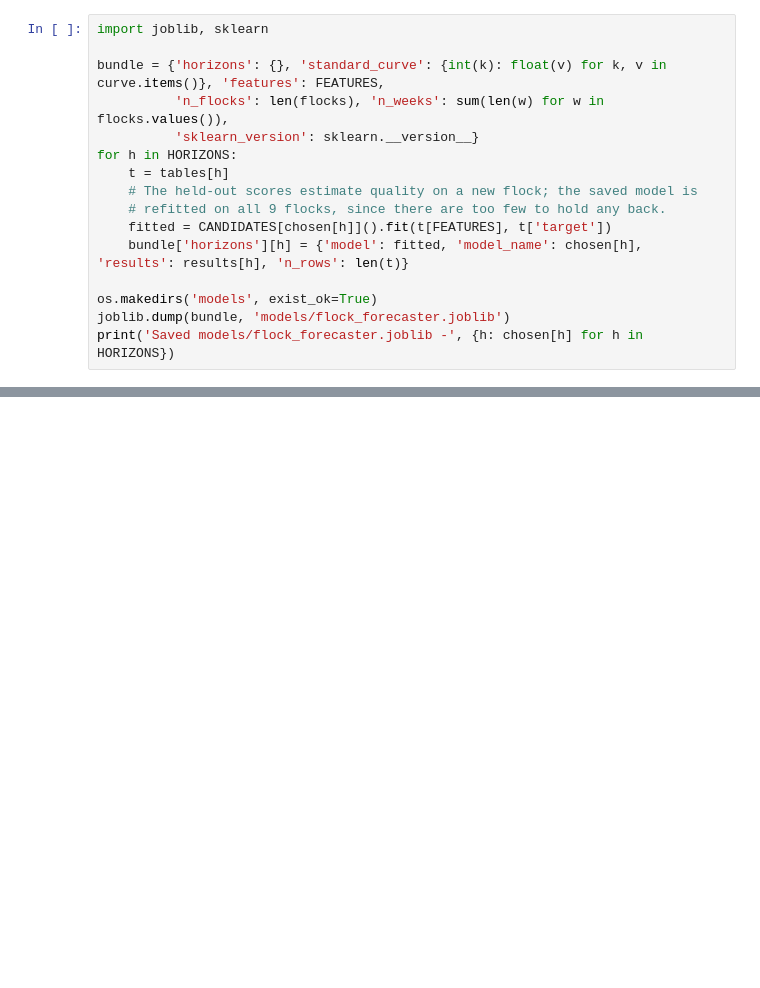
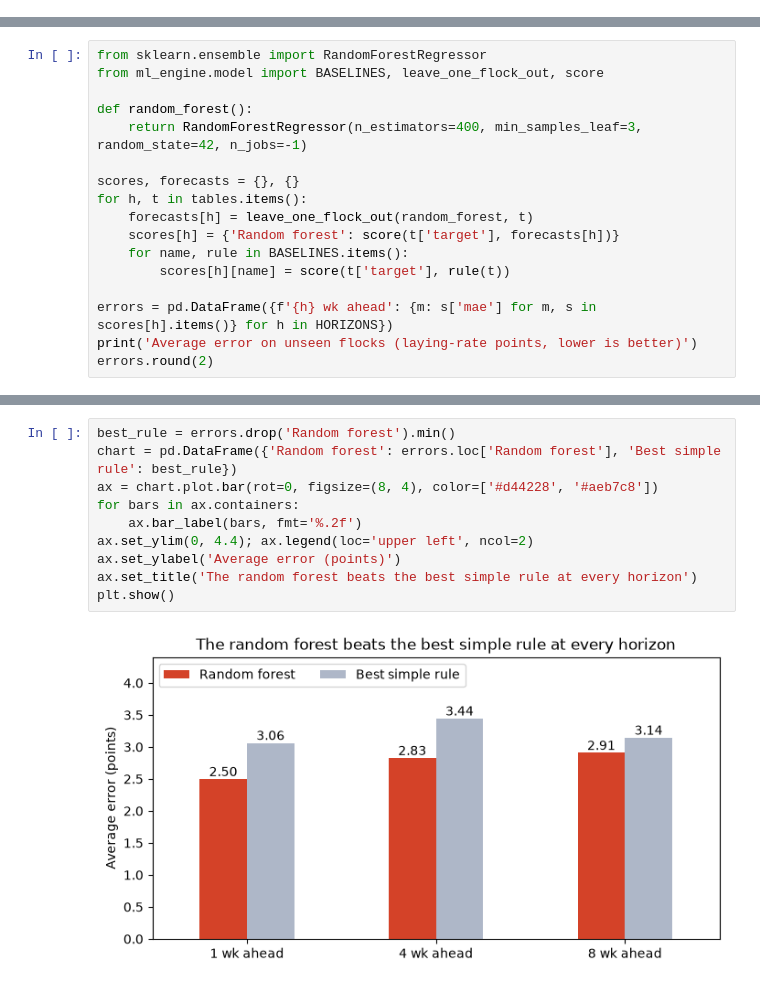
Before and after one commit to alfredmuriu/SemProject_MLEngine, a Jupyter notebook: LayingRate_Model.ipynb, the cells around one changed output, grey strips where cells are left out. Drawn from its saved outputs; the diff is of its cells as text; blank space fills up the shorter version.

```diff
--- a/LayingRate_Model.ipynb
+++ b/LayingRate_Model.ipynb
@@ -412,16 +0,0 @@ signals one in advance.
-# %%
-import joblib, sklearn
-
-bundle = {'horizons': {}, 'standard_curve': {int(k): float(v) for k, v in curve.items()}, 'features': FEATURES,
-          'n_flocks': len(flocks), 'n_weeks': sum(len(w) for w in flocks.values()),
-          'sklearn_version': sklearn.__version__}
-for h in HORIZONS:
-    t = tables[h]
-    # The held-out scores estimate quality on a new flock; the saved model is
-    # refitted on all 9 flocks, since there are too few to hold any back.
-    fitted = CANDIDATES[chosen[h]]().fit(t[FEATURES], t['target'])
-    bundle['horizons'][h] = {'model': fitted, 'model_name': chosen[h], 'results': results[h], 'n_rows': len(t)}
-
-os.makedirs('models', exist_ok=True)
-joblib.dump(bundle, 'models/flock_forecaster.joblib')
-print('Saved models/flock_forecaster.joblib -', {h: chosen[h] for h in HORIZONS})
@@ -460,0 +51,17 @@ of how the flock will develop, and condition-action rules turn what it perceives
+# %%
+from sklearn.ensemble import RandomForestRegressor
+from ml_engine.model import BASELINES, leave_one_flock_out, score
+
+def random_forest():
+    return RandomForestRegressor(n_estimators=400, min_samples_leaf=3, random_state=42, n_jobs=-1)
+
+scores, forecasts = {}, {}
+for h, t in tables.items():
+    forecasts[h] = leave_one_flock_out(random_forest, t)
+    scores[h] = {'Random forest': score(t['target'], forecasts[h])}
+    for name, rule in BASELINES.items():
+        scores[h][name] = score(t['target'], rule(t))
+
+errors = pd.DataFrame({f'{h} wk ahead': {m: s['mae'] for m, s in scores[h].items()} for h in HORIZONS})
+print('Average error on unseen flocks (laying-rate points, lower is better)')
+errors.round(2)
@@ -460,0 +75,12 @@ of how the flock will develop, and condition-action rules turn what it perceives
+# %%
+best_rule = errors.drop('Random forest').min()
+chart = pd.DataFrame({'Random forest': errors.loc['Random forest'], 'Best simple rule': best_rule})
+ax = chart.plot.bar(rot=0, figsize=(8, 4), color=['#d44228', '#aeb7c8'])
+for bars in ax.containers:
+    ax.bar_label(bars, fmt='%.2f')
+ax.set_ylim(0, 4.4); ax.legend(loc='upper left', ncol=2)
+ax.set_ylabel('Average error (points)')
+ax.set_title('The random forest beats the best simple rule at every horizon')
+plt.show()
+# %% [output]
+[figure, added]
```
Also changed, not shown: parts of 46 cells of this notebook, 2 other files.
